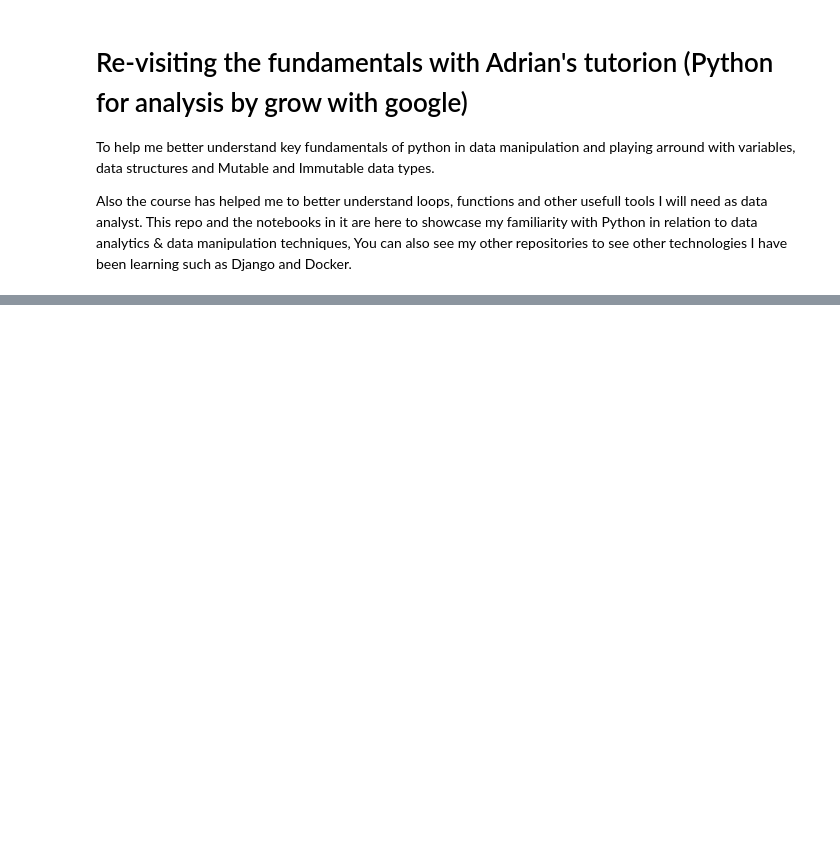
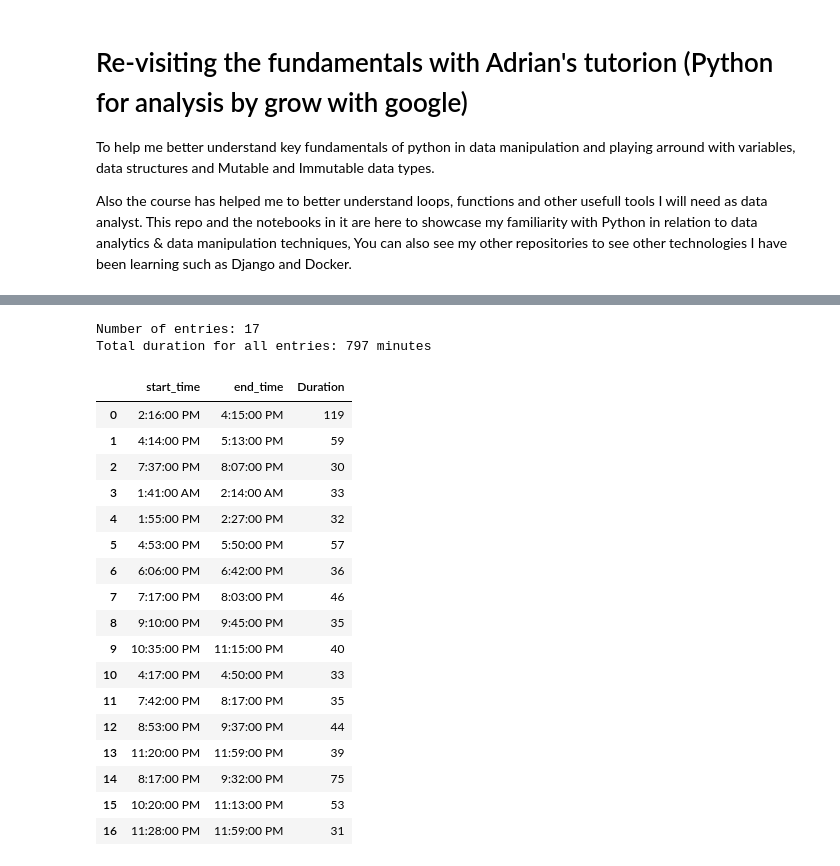
Before and after one commit to Nindenkawe/Playground_Python, a Jupyter notebook: exerciseB/File_manupulation/py_basics.ipynb, the cells around one changed output, grey strips where cells are left out. Drawn from its saved outputs; the diff is of its cells as text; code cells hidden in the pictures; blank space fills up the shorter version.

```diff
--- a/exerciseB/File_manupulation/py_basics.ipynb
+++ b/exerciseB/File_manupulation/py_basics.ipynb
@@ -280,0 +251,55 @@ Paid Amount at Promotional Rate: 821400 RWF
+# %%
+import pandas as pd
+from datetime import datetime, timedelta
+
+# Define a function to calculate the duration for time strings with potential date changes
+def minutes_between_times(start_time, end_time):
+    # Parse time strings with date as well
+    start_datetime = datetime.strptime(start_time, "%I:%M:%S %p")
+    end_datetime = datetime.strptime(end_time, "%I:%M:%S %p")
+
+    # Check for date change (end time is on the next day)
+    if end_datetime < start_datetime:
+        end_datetime += timedelta(days=1)
+
+    # Calculate the time difference in minutes
+    time_difference = (end_datetime - start_datetime).total_seconds() / 60
+
+    # Ensure the result is non-negative
+    return abs(int(time_difference))
+
+# Read the CSV file using pandas
+df = pd.read_csv('../File_manupulation/Minutes - November_minutes(2).csv')  # Replace 'your_csv_file.csv' with the actual file path
+
+# Create a new column 'Duration' with the time difference for each entry
+df['Duration'] = df.apply(lambda row: minutes_between_times(row['start_time'], row['end_time']), axis=1)
+
+# Calculate the total duration and the number of entries
+total_duration = df['Duration'].sum()
+num_entries = len(df)
+
+print(f"Number of entries: {num_entries}")
+print(f"Total duration for all entries: {total_duration} minutes")
+
+df
+# %% [output]
+Number of entries: 17
+Total duration for all entries: 797 minutes
+|  | start_time | end_time | Duration |
+| 0 | 2:16:00 PM | 4:15:00 PM | 119 |
+| 1 | 4:14:00 PM | 5:13:00 PM | 59 |
+| 2 | 7:37:00 PM | 8:07:00 PM | 30 |
+| 3 | 1:41:00 AM | 2:14:00 AM | 33 |
+| 4 | 1:55:00 PM | 2:27:00 PM | 32 |
+| 5 | 4:53:00 PM | 5:50:00 PM | 57 |
+| 6 | 6:06:00 PM | 6:42:00 PM | 36 |
+| 7 | 7:17:00 PM | 8:03:00 PM | 46 |
+| 8 | 9:10:00 PM | 9:45:00 PM | 35 |
+| 9 | 10:35:00 PM | 11:15:00 PM | 40 |
+| 10 | 4:17:00 PM | 4:50:00 PM | 33 |
+| 11 | 7:42:00 PM | 8:17:00 PM | 35 |
+| 12 | 8:53:00 PM | 9:37:00 PM | 44 |
+| 13 | 11:20:00 PM | 11:59:00 PM | 39 |
+| 14 | 8:17:00 PM | 9:32:00 PM | 75 |
+| 15 | 10:20:00 PM | 11:13:00 PM | 53 |
+| 16 | 11:28:00 PM | 11:59:00 PM | 31 |
```
Also changed, not shown: parts of 10 cells of this notebook, 3 other files.
